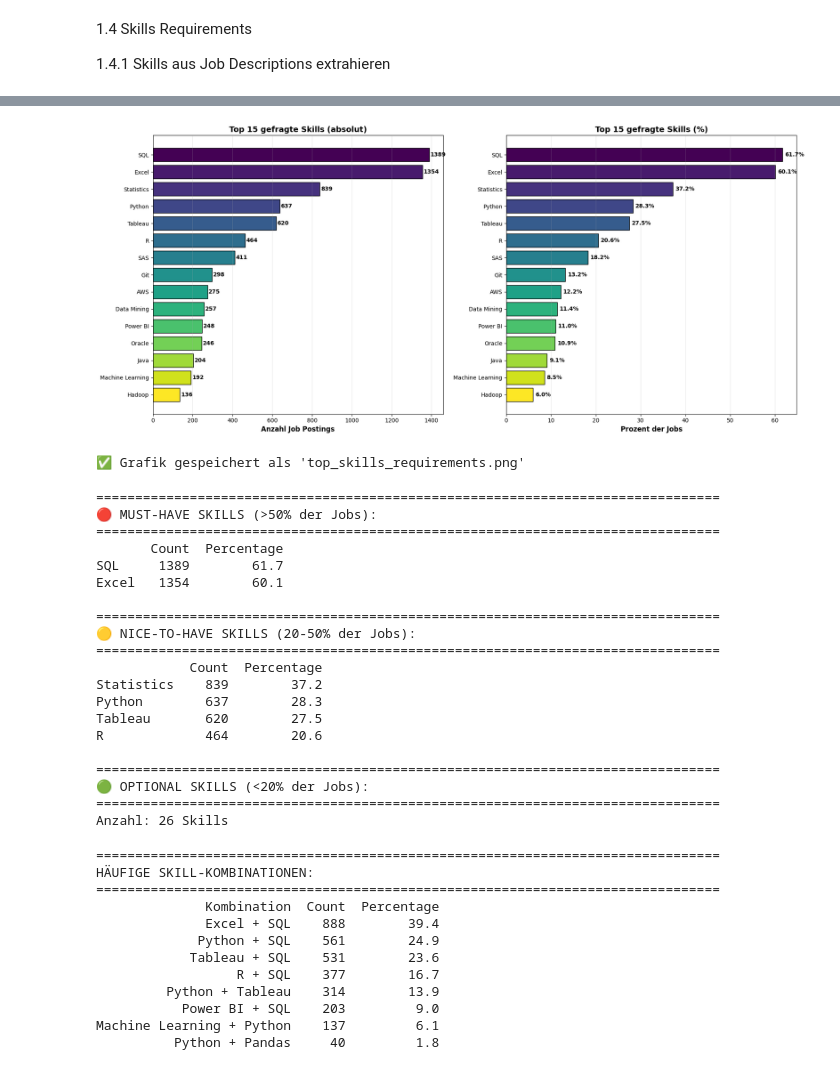
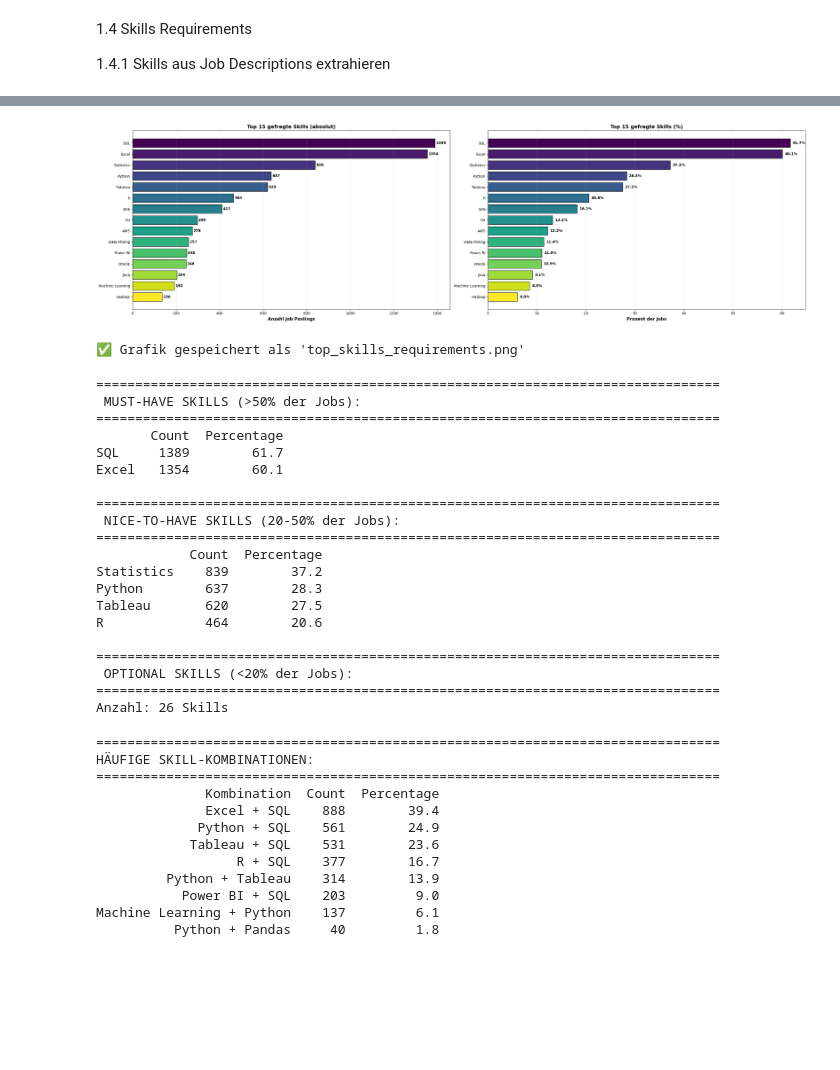
Before and after one commit to tvankov/Data-Analyst-Job-Market, a Jupyter notebook: DataAnalystJobMarketAnalysis_USAvsGermanyComparison.ipynb, the cells around one changed output, grey strips where cells are left out. Cells and saved outputs as stored; diff of their text form; code cells hidden in the pictures; blank space fills up the shorter version.

```diff
--- a/DataAnalystJobMarketAnalysis_USAvsGermanyComparison.ipynb
+++ b/DataAnalystJobMarketAnalysis_USAvsGermanyComparison.ipynb
@@ -103,13 +103,17 @@ df_usa_cleaned['State'] = df_usa_cleaned['Location'].str.split(',').str[1].str.s
 # df_usa_cleaned['State'] = df_usa_cleaned['State'].astype('string')
 
 # Delewte the Location Collum
-df_usa_cleaned.drop('Location', axis=1, inplace=True)
+# df_usa_cleaned.drop('Location', axis=1, inplace=True)
 df_usa_cleaned.info()
 
 # Prüfen
 # print("\nBeispiele:")
 # print(df_usa_cleaned[['Location', 'City', 'State']].head(10))
 
+# Remote-Jobs identifizieren
+df_usa_cleaned['Is_Remote'] = df_usa_cleaned['Location'].str.contains('Remote', case=False, na=False)
+
+
 
 # df_usa_cleaned.info()
 df_usa_cleaned.head(1)
@@ -450,7 +455,7 @@ Qlik                 76         3.4
 Azure                64         2.8
 # %%
 # Visualisierung - Top 15 Skills
-fig, axes = plt.subplots(1, 2, figsize=(18, 8))
+fig, axes = plt.subplots(1, 2, figsize=(28, 8))
 
 # Plot 1: Absolute Zahlen --------------------------------------------------------------------------------
 top_15 = skills_df.head(15)
@@ -458,34 +463,34 @@ colors = plt.cm.viridis(np.linspace(0, 1, 15))
 
 axes[0].barh(top_15.index, top_15['Count'], color=colors, edgecolor='black')
 axes[0].set_xlabel('Anzahl Job Postings', fontsize=12, fontweight='bold')
 axes[0].set_title('Top 15 gefragte Skills (absolut)', fontsize=14, fontweight='bold')
 axes[0].grid(axis='x', alpha=0.3)
 axes[0].invert_yaxis()
 
 # Werte anzeigen
 for i, (idx, row) in enumerate(top_15.iterrows()):
     axes[0].text(row['Count'] + 5, i, f"{int(row['Count'])}",
                 va='center', fontsize=10, fontweight='bold')
 
 # Plot 2: Prozentual ------------------------------------------------------------------------------------
 axes[1].barh(top_15.index, top_15['Percentage'], color=colors, edgecolor='black')
 axes[1].set_xlabel('Prozent der Jobs', fontsize=12, fontweight='bold')
 axes[1].set_title('Top 15 gefragte Skills (%)', fontsize=14, fontweight='bold')
 axes[1].grid(axis='x', alpha=0.3)
 axes[1].invert_yaxis()
 
 # Prozente anzeigen
 for i, (idx, row) in enumerate(top_15.iterrows()):
     axes[1].text(row['Percentage'] + 0.5, i, f"{row['Percentage']:.1f}%",
                 va='center', fontsize=10, fontweight='bold')
 
 plt.tight_layout()
 plt.savefig('top_skills_requirements.png', dpi=300, bbox_inches='tight')
 plt.show()
 
 print("\n✅ Grafik gespeichert als 'top_skills_requirements.png'")
 # %% [output]
-[figure, old version]
+[figure, new version]
 ✅ Grafik gespeichert als 'top_skills_requirements.png'
 # %%
 # Definiere Schwellenwerte
@@ -498,7 +503,7 @@ nice_to_have = skills_df[(skills_df['Percentage'] >= nice_to_have_threshold) &
 optional = skills_df[skills_df['Percentage'] < nice_to_have_threshold]
 
 print("\n" + "="*80)
-print("🔴 MUST-HAVE SKILLS (>50% der Jobs):")
+print(" MUST-HAVE SKILLS (>50% der Jobs):")
 print("="*80)
 if len(must_have) > 0:
     print(must_have)
@@ -506,24 +511,24 @@ else:
     print("Keine Skills in >50% der Jobs")
 
 print("\n" + "="*80)
-print("🟡 NICE-TO-HAVE SKILLS (20-50% der Jobs):")
+print(" NICE-TO-HAVE SKILLS (20-50% der Jobs):")
 print("="*80)
 print(nice_to_have.head(10))
 
 print("\n" + "="*80)
-print("🟢 OPTIONAL SKILLS (<20% der Jobs):")
+print(" OPTIONAL SKILLS (<20% der Jobs):")
 print("="*80)
 print(f"Anzahl: {len(optional)} Skills")
 # %% [output]
 ================================================================================
-🔴 MUST-HAVE SKILLS (>50% der Jobs):
+ MUST-HAVE SKILLS (>50% der Jobs):
 ================================================================================
        Count  Percentage
 SQL     1389        61.7
 Excel   1354        60.1
 
 ================================================================================
-🟡 NICE-TO-HAVE SKILLS (20-50% der Jobs):
+ NICE-TO-HAVE SKILLS (20-50% der Jobs):
 ================================================================================
             Count  Percentage
 Statistics    839        37.2
@@ -532,7 +537,7 @@ Tableau       620        27.5
 R             464        20.6
 
 ================================================================================
-🟢 OPTIONAL SKILLS (<20% der Jobs):
+ OPTIONAL SKILLS (<20% der Jobs):
 ================================================================================
 Anzahl: 26 Skills
 # %%
```
Also changed, not shown: parts of 32 cells of this notebook, 7 other files.
